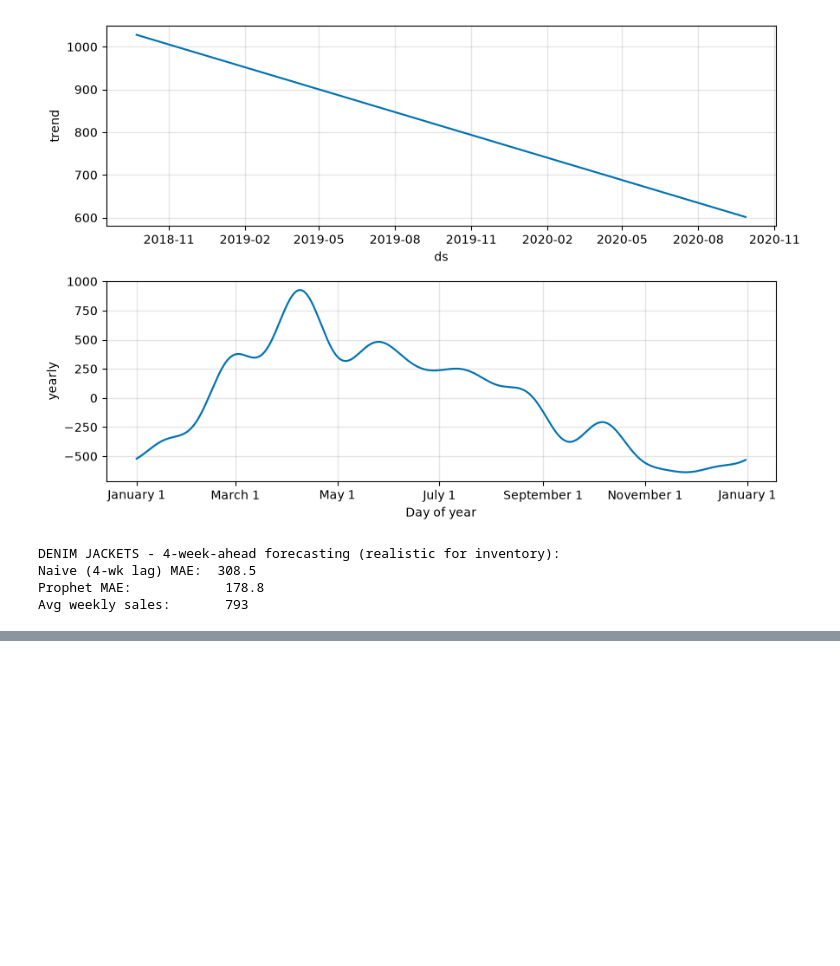
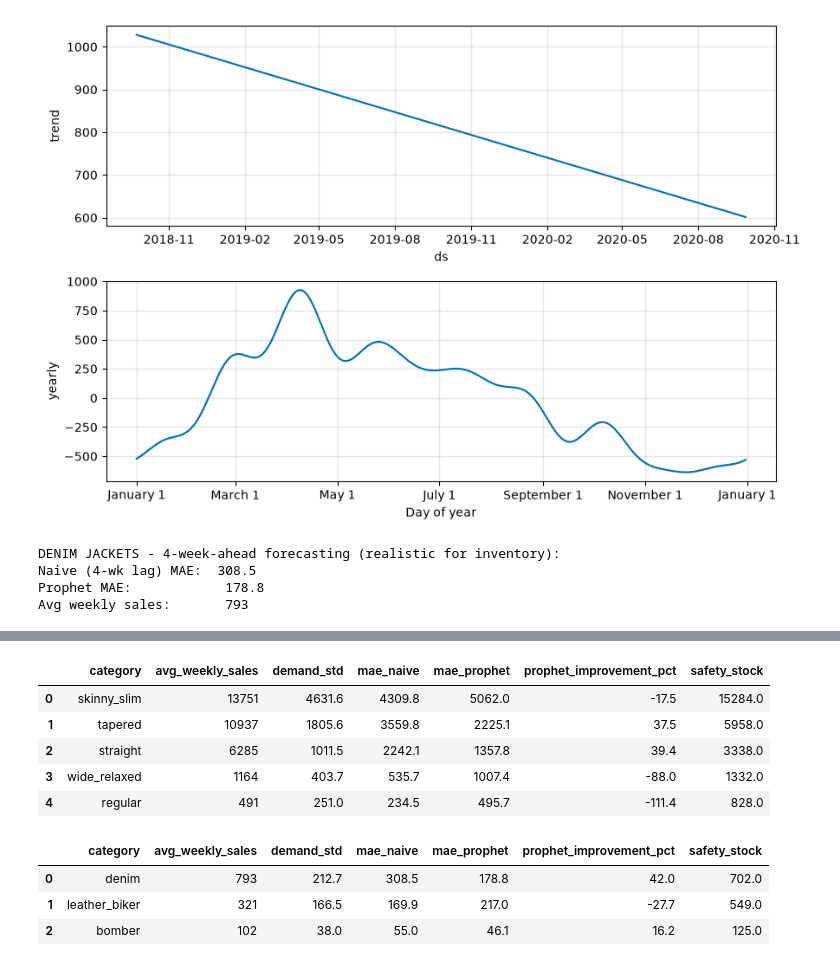
Before and after one commit to cristianowen/fashion-trend-forecasting, a Jupyter notebook: notebooks/04_forecasting.ipynb, the cells around one changed output, grey strips where cells are left out. Drawn from its saved outputs; the diff is of its cells as text; code cells hidden in the pictures; blank space fills up the shorter version.

```diff
--- a/notebooks/04_forecasting.ipynb
+++ b/notebooks/04_forecasting.ipynb
@@ -441,0 +564,31 @@ Avg weekly sales:       793
+# %%
+naive_wins_trousers = ['skinny_slim', 'wide_relaxed', 'regular']
+naive_wins_jackets = ['leather_biker']
+
+for cat in naive_wins_trousers:
+    new_std = historical_demand_std(trousers_ts, 'fit_category', cat)
+    trouser_df.loc[trouser_df['category'] == cat, 'demand_std'] = new_std
+
+for cat in naive_wins_jackets:
+    new_std = historical_demand_std(jackets_ts, 'style_category', cat)
+    jacket_df.loc[jacket_df['category'] == cat, 'demand_std'] = new_std
+
+# Recompute safety stock with the corrected demand_std values
+trouser_df['safety_stock'] = round(z * trouser_df['demand_std'] * np.sqrt(lead_time_weeks))
+jacket_df['safety_stock'] = round(z * jacket_df['demand_std'] * np.sqrt(lead_time_weeks))
+
+trouser_df
+# %% [output]
+|  | category | avg_weekly_sales | demand_std | mae_naive | mae_prophet | prophet_improvement_pct | safety_stock |
+| 0 | skinny_slim | 13751 | 4631.6 | 4309.8 | 5062.0 | -17.5 | 15284.0 |
+| 1 | tapered | 10937 | 1805.6 | 3559.8 | 2225.1 | 37.5 | 5958.0 |
+| 2 | straight | 6285 | 1011.5 | 2242.1 | 1357.8 | 39.4 | 3338.0 |
+| 3 | wide_relaxed | 1164 | 403.7 | 535.7 | 1007.4 | -88.0 | 1332.0 |
+| 4 | regular | 491 | 251.0 | 234.5 | 495.7 | -111.4 | 828.0 |
+# %%
+jacket_df
+# %% [output]
+|  | category | avg_weekly_sales | demand_std | mae_naive | mae_prophet | prophet_improvement_pct | safety_stock |
+| 0 | denim | 793 | 212.7 | 308.5 | 178.8 | 42.0 | 702.0 |
+| 1 | leather_biker | 321 | 166.5 | 169.9 | 217.0 | -27.7 | 549.0 |
+| 2 | bomber | 102 | 38.0 | 55.0 | 46.1 | 16.2 | 125.0 |
```
Also changed, not shown: parts of 13 cells of this notebook, 2 other files.
